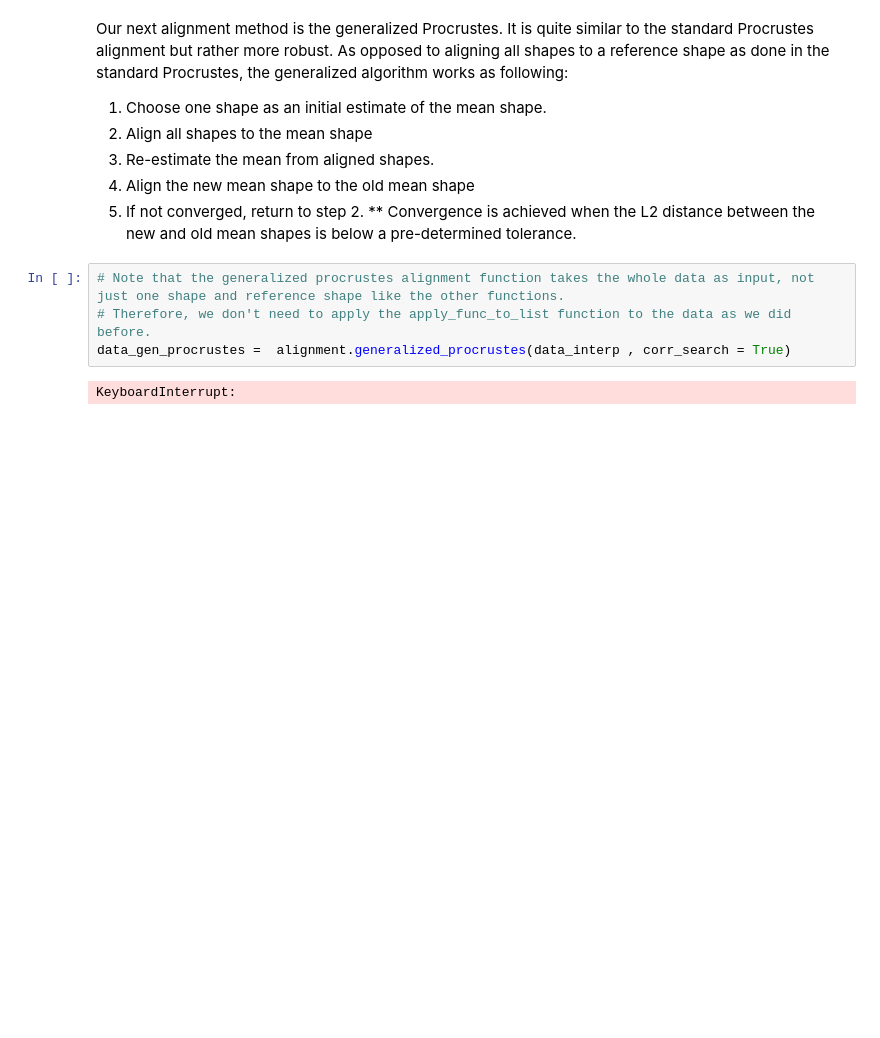
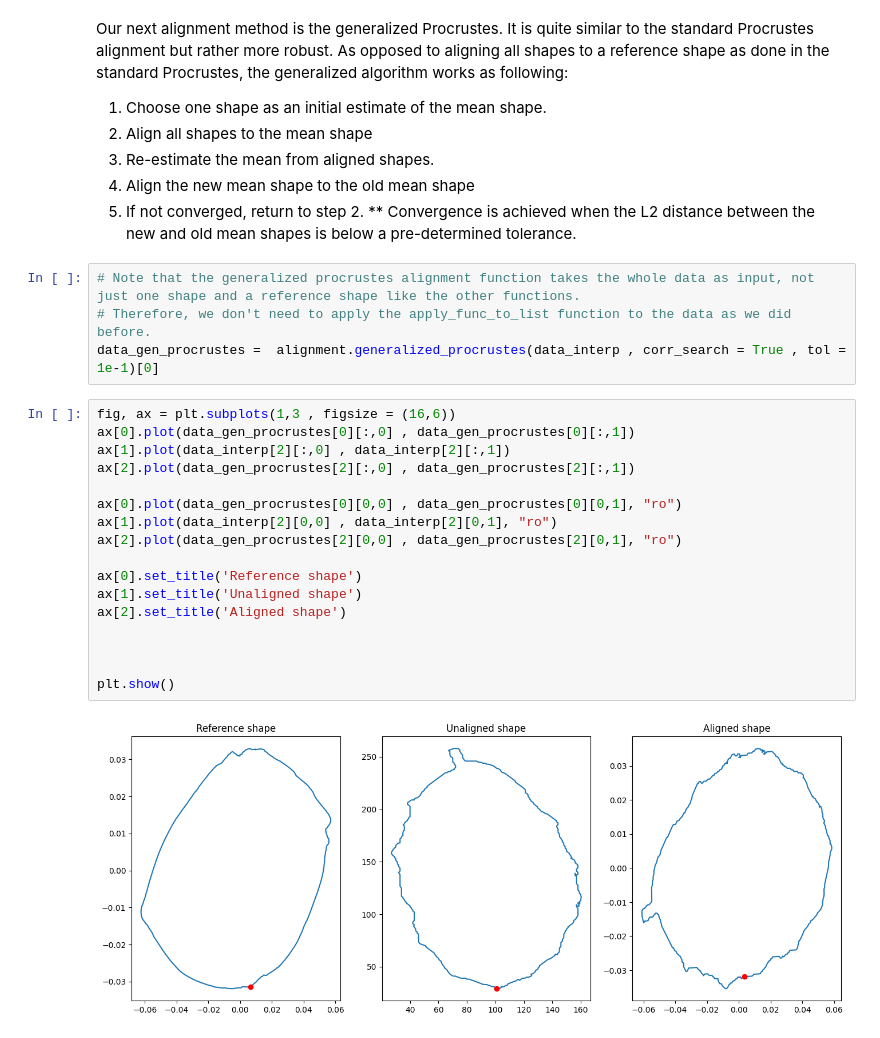
Before and after one commit to Orri11/ZIB, a Jupyter notebook: generic_shape_analysis/leaf_example.ipynb, the cells around one changed output. Cells and saved outputs as stored; diff of their text form; blank space fills up the shorter version.

```diff
--- a/generic_shape_analysis/leaf_example.ipynb
+++ b/generic_shape_analysis/leaf_example.ipynb
@@ -119,8 +134,25 @@ As opposed to aligning all shapes to a reference shape as done in the standard P
 5. If not converged, return to step 2.
 ** Convergence is achieved when the L2 distance between the new and old mean shapes is below a pre-determined tolerance.
 # %%
-# Note that the generalized procrustes alignment function takes the whole data as input, not just one shape and reference shape like the other functions.
+# Note that the generalized procrustes alignment function takes the whole data as input, not just one shape and a reference shape like the other functions.
 # Therefore, we don't need to apply the apply_func_to_list function to the data as we did before.
-data_gen_procrustes =  alignment.generalized_procrustes(data_interp , corr_search = True)
+data_gen_procrustes =  alignment.generalized_procrustes(data_interp , corr_search = True , tol = 1e-1)[0]
-# %% [output]
-KeyboardInterrupt:
+# %%
+fig, ax = plt.subplots(1,3 , figsize = (16,6))
+ax[0].plot(data_gen_procrustes[0][:,0] , data_gen_procrustes[0][:,1])
+ax[1].plot(data_interp[2][:,0] , data_interp[2][:,1])
+ax[2].plot(data_gen_procrustes[2][:,0] , data_gen_procrustes[2][:,1])
+
+ax[0].plot(data_gen_procrustes[0][0,0] , data_gen_procrustes[0][0,1], "ro")
+ax[1].plot(data_interp[2][0,0] , data_interp[2][0,1], "ro")
+ax[2].plot(data_gen_procrustes[2][0,0] , data_gen_procrustes[2][0,1], "ro")
+
+ax[0].set_title('Reference shape')
+ax[1].set_title('Unaligned shape')
+ax[2].set_title('Aligned shape')
+
+
+
+plt.show()
+# %% [output]
+[figure, added]
```
Also changed, not shown: parts of 5 cells of this notebook, 3 other files.
